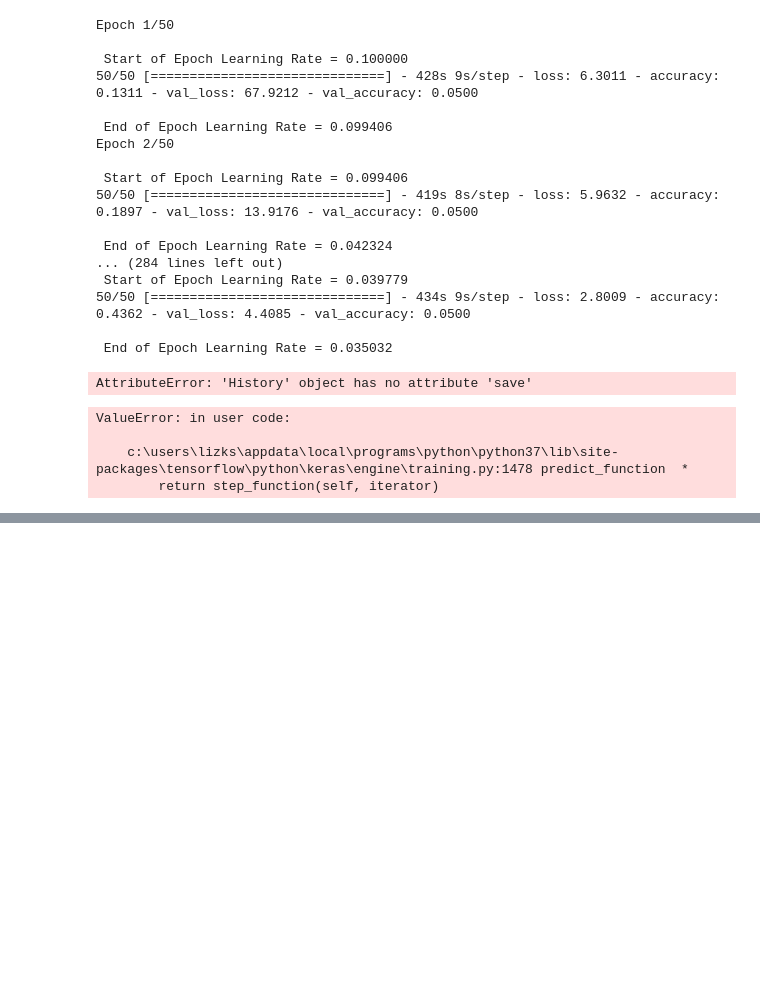
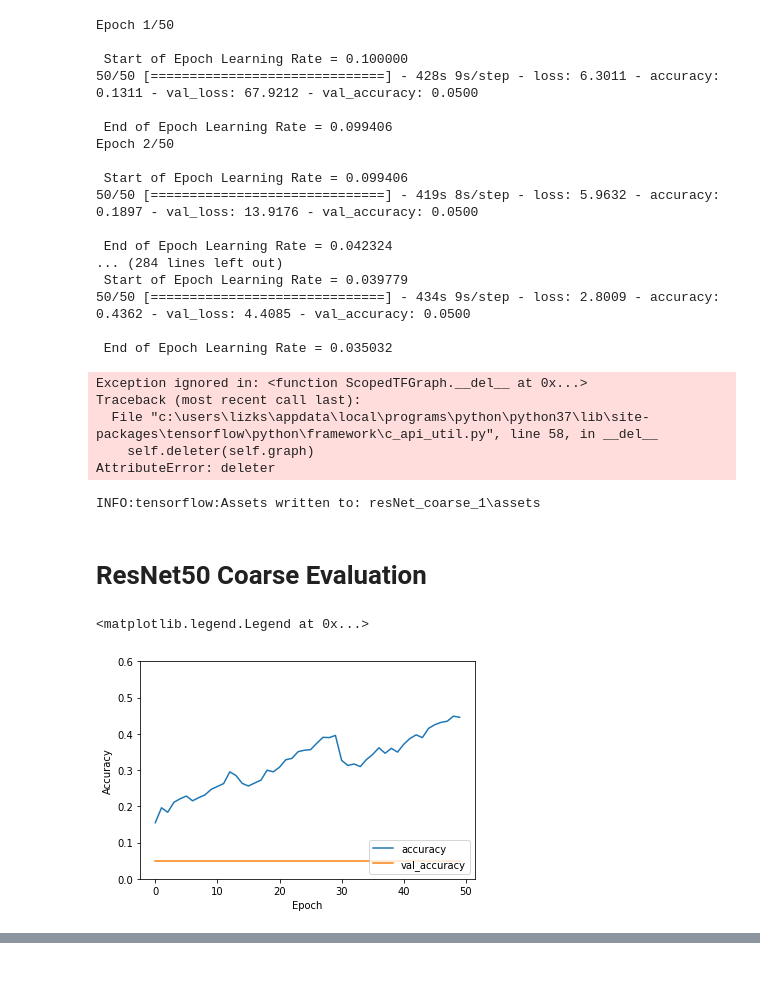
Before and after one commit to plasticglasses/BDML-Introduction, a Jupyter notebook: Coursework/CW_M45J/My Alexnet vs Resnet.ipynb, the cells around one changed output, grey strips where cells are left out. Saved outputs shown, nothing was run; the diff lists cells and outputs as text; code cells hidden in the pictures; blank space fills up the shorter version.

```diff
--- a/Coursework/CW_M45J/My Alexnet vs Resnet.ipynb
+++ b/Coursework/CW_M45J/My Alexnet vs Resnet.ipynb
@@ -472,8 +493,8 @@ Tensorflow version =  2.4.1
 # %%
 #params
 init_lr = 0.1
-epochs = 100
-batch_size = 100
+epochs = 50
+batch_size = 50
 My_wd=5e-4/2
 resnet_width = 10
 resnet_depth = 20
@@ -482,5 +503,4 @@ UseCutout=True
 Loss = 'categorical_crossentropy'
 Optimizer = SGD(lr=init_lr,decay=0.0, momentum=0.9, nesterov=False)
 Metrics = ['accuracy']
-ModelsPath = 'TrainedModels/Tensorflow.keras/'
 # %%
@@ -555,9 +574,9 @@ Trainable params: 26,743,526
 Non-trainable params: 13,806
 __________________________________________________________________________________________________
 # %%
-ResnetCoarsemodelHistory = ResnetCoarsemodel.fit(dataGenerator.flow(x_train, y_train, batch_size=50),
+ResnetCoarsemodelHistory = ResnetCoarsemodel.fit(dataGenerator.flow(x_train, y_train, batch_size=batch_size),
                               validation_data=(x_test, y_test),
-                              epochs=50,
+                              epochs=epochs,
                               verbose=1,
                               callbacks=callbacks,
                               steps_per_epoch=150)
@@ -605,13 +624,23 @@ Epoch 2/50
 
  End of Epoch Learning Rate = 0.035032
 # %%
-ResnetCoarsemodelHistory.save('resNet_coarse_1')
+ResnetCoarsemodel.save('resNet_coarse_1')
 # %% [output]
-AttributeError: 'History' object has no attribute 'save'
+Exception ignored in: <function ScopedTFGraph.__del__ at 0x...>
+Traceback (most recent call last):
+  File "c:\users\lizks\appdata\local\programs\python\python37\lib\site-packages\tensorflow\python\framework\c_api_util.py", line 58, in __del__
+    self.deleter(self.graph)
+AttributeError: deleter
+INFO:tensorflow:Assets written to: resNet_coarse_1\assets
-# %%
-print(ResnetCoarsemodel.predict(test_images))
-# %% [output]
-ValueError: in user code:
-
-    c:\users\lizks\appdata\local\programs\python\python37\lib\site-packages\tensorflow\python\keras\engine\training.py:1478 predict_function  *
-        return step_function(self, iterator)
+# %% [markdown]
+# ResNet50 Coarse Evaluation
+# %%
+plt.plot(ResnetCoarsemodelHistory.history['accuracy'], label='accuracy')
+plt.plot(ResnetCoarsemodelHistory.history['val_accuracy'], label = 'val_accuracy')
+plt.xlabel('Epoch')
+plt.ylabel('Accuracy')
+plt.ylim([0.0, 0.6])
+plt.legend(loc='lower right')
+# %% [output]
+<matplotlib.legend.Legend at 0x...>
+[figure, added]
```
Also changed, not shown: parts of 38 cells of this notebook.
